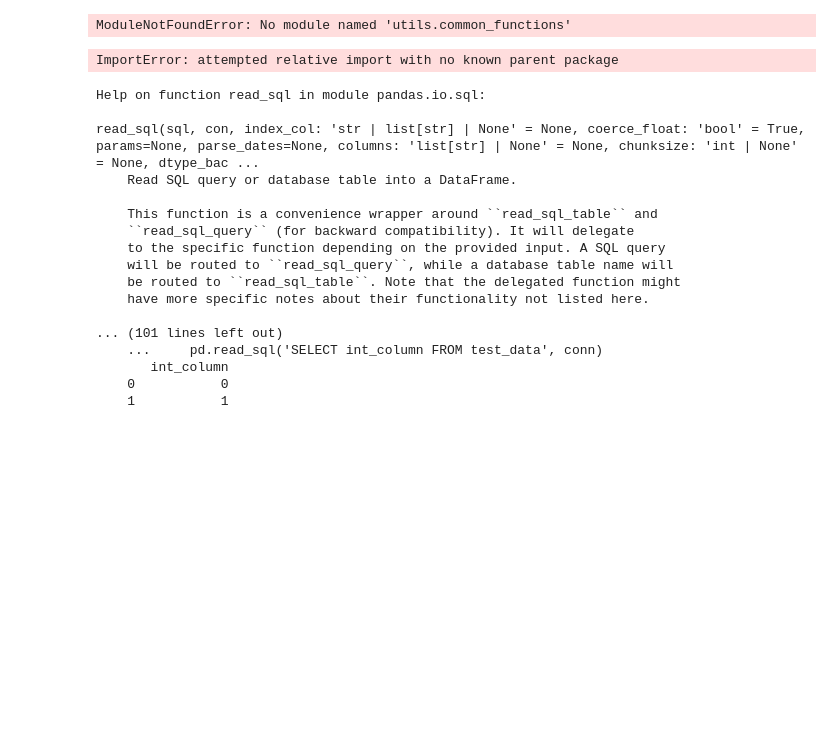
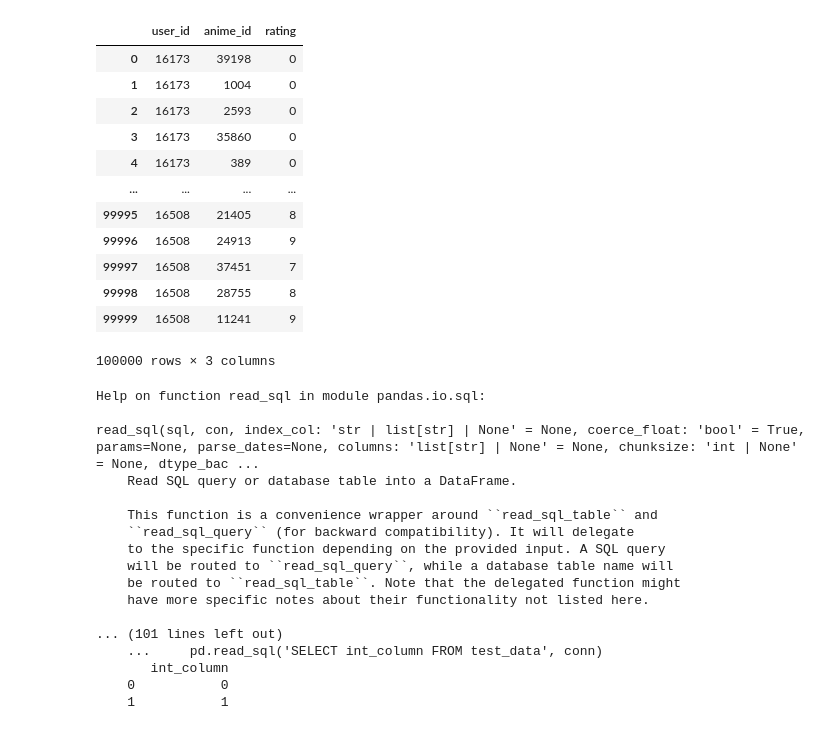
Before and after one commit to Shiv-am-04/AnimeRecommenderSystem, a Jupyter notebook: notebook/recommendation_system.ipynb, the cells around one changed output. Drawn from its saved outputs; the diff is of its cells as text; code cells hidden in the pictures; blank space fills up the shorter version.

```diff
--- a/notebook/recommendation_system.ipynb
+++ b/notebook/recommendation_system.ipynb
@@ -3,22 +3,39 @@ import os
 import pandas as pd
 import numpy as np
 # %%
-from utils.common_functions import establish_connection
+from sqlalchemy import create_engine
+
+username = os.getenv('POSTGRES_USER')
+password = os.getenv('POSTGRES_PASSWORD')
+host = 'localhost'
+port = 5433
+database = os.getenv('DATABASE')
+
+# Create connection engine
+engine = create_engine(f"postgresql+psycopg2://{username}:{password}@{host}:{port}/{database}")
-# %% [output]
-ModuleNotFoundError: No module named 'utils.common_functions'
 # %%
-from utils.common_functions import establish_connection
-
 usecols = ["user_id","anime_id","rating"]
 
-engine = establish_connection()
+# engine = establish_connection()
 query = f"SELECT {', '.join(usecols)} FROM animelist;"
 
 rating_df = pd.read_sql(query,con=engine)
 
 rating_df
 # %% [output]
+|  | user_id | anime_id | rating |
+| 0 | 16173 | 39198 | 0 |
+| 1 | 16173 | 1004 | 0 |
+| 2 | 16173 | 2593 | 0 |
+| 3 | 16173 | 35860 | 0 |
+| 4 | 16173 | 389 | 0 |
+| ... | ... | ... | ... |
+| 99995 | 16508 | 21405 | 8 |
+| 99996 | 16508 | 24913 | 9 |
+| 99997 | 16508 | 37451 | 7 |
+| 99998 | 16508 | 28755 | 8 |
+| 99999 | 16508 | 11241 | 9 |
-ImportError: attempted relative import with no known parent package
+100000 rows × 3 columns
 # %%
 help(pd.read_sql)
 # %% [output]
```
Also changed, not shown: parts of 4 cells of this notebook, 9 other files.
